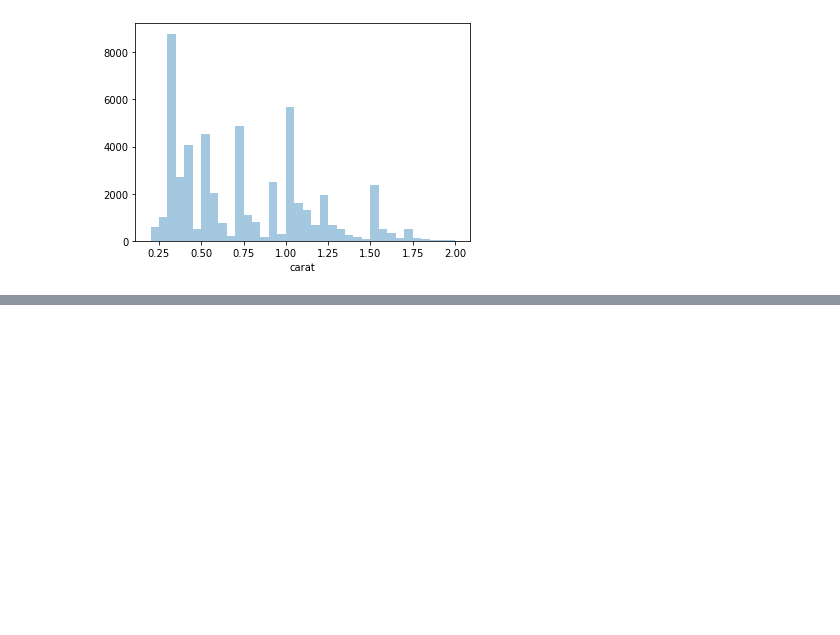
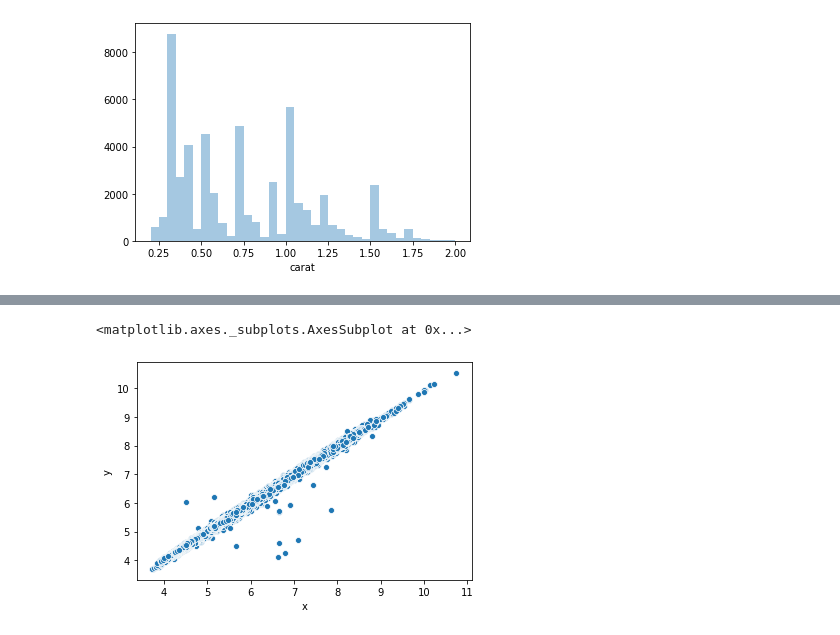
Before and after one commit to jmartindyer/FIN377-participation, a Jupyter notebook: L7 live coding.ipynb, the cells around one changed output, grey strips where cells are left out. Cells and saved outputs as stored; diff of their text form; code cells hidden in the pictures; blank space fills up the shorter version.

```diff
--- a/L7 live coding.ipynb
+++ b/L7 live coding.ipynb
@@ -35,0 +56,5 @@ sns.distplot(diamonds['carat'],kde=False, bins=np.arange(0.2,2.05,.05).tolist())
+# %%
+sns.scatterplot(data=diamonds.query('y < 15 & x > 2.5'),x='x',y='y')
+# %% [output]
+<matplotlib.axes._subplots.AxesSubplot at 0x...>
+[figure, added]
```
Also changed, not shown: parts of 18 cells of this notebook.
